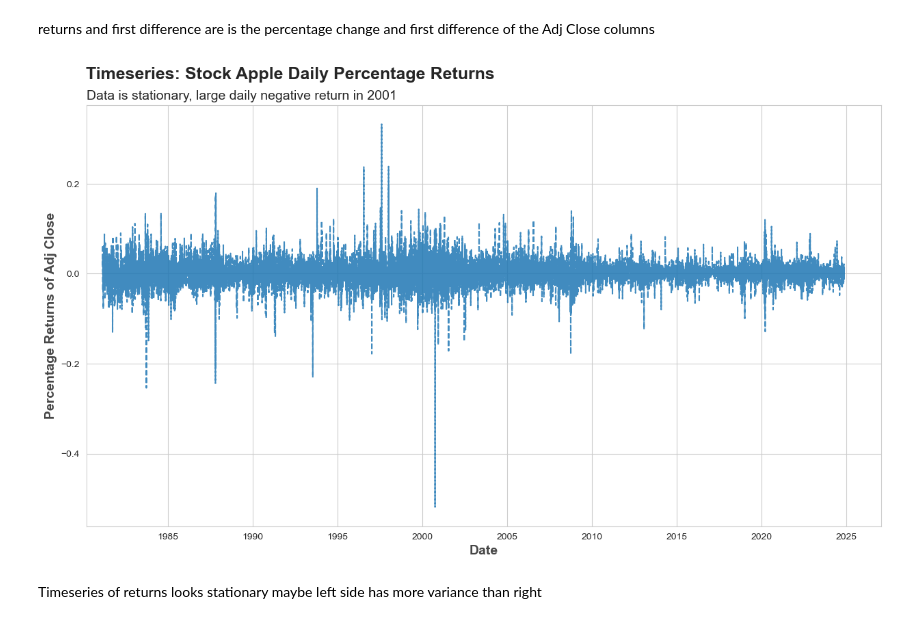
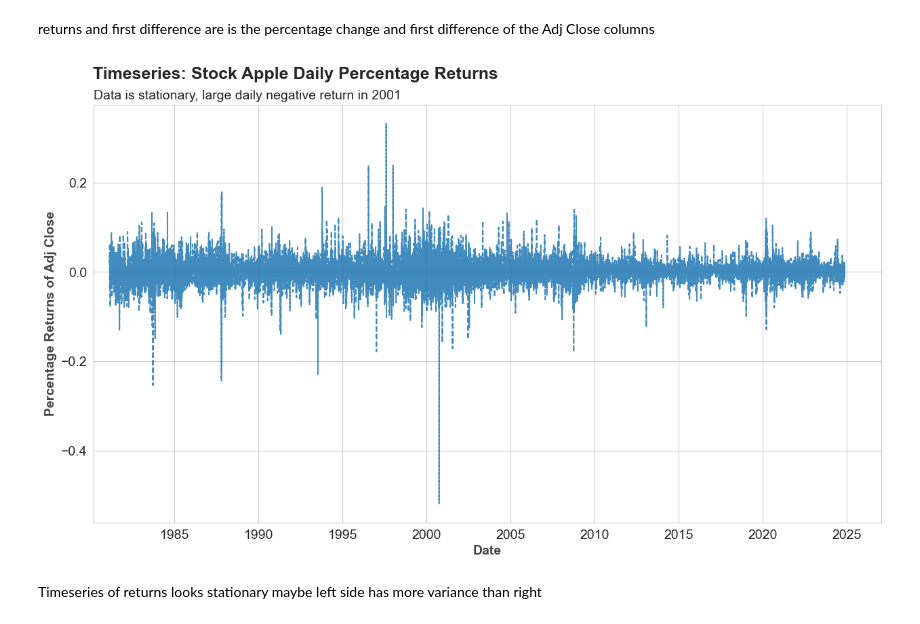
Before and after one commit to Lyndon-Fernandes/CS3AM_new, a Jupyter notebook: notebooks/01_arima_modeling.ipynb, the cells around one changed output. Drawn from its saved outputs; the diff is of its cells as text; code cells hidden in the pictures.

```diff
--- a/notebooks/01_arima_modeling.ipynb
+++ b/notebooks/01_arima_modeling.ipynb
@@ -225,20 +258,22 @@ returns and first difference are is the percentage change and first difference o
 # %%
 f, ax = plt.subplots()
 sns.lineplot(data=df, x='Date', y='Returns', linestyle='--', markers='o', ax=ax, alpha=0.85)
 
 
 ax.set_xlabel('Date', fontsize=14, alpha=0.85, fontweight='bold')
 ax.set_ylabel('Percentage Returns of Adj Close', fontsize=14, alpha=0.85, fontweight='bold')
 
 dx, dy = 0.3235, 0.95
 f.suptitle(t='Timeseries: Stock Apple Daily Percentage Returns', fontsize=18, x=dx, y=dy, fontweight='bold')
 ax.set_title(label='Data is stationary, large daily negative return in 2001', fontsize=14, loc='left')
 
 ax.set_xlim(df['Date'].min() + timedelta(days=-350))
+ax.tick_params(axis='both', which='major', labelsize=14)
 
 plt.show()
+f.savefig('../outputs/figures/Timeseries_daily_returns.png', dpi=300)
 # %% [output]
-[figure, old version]
+[figure, new version]
 # %% [markdown]
 Timeseries of returns looks stationary maybe left side has more variance than right
 # %%
```
Also changed, not shown: parts of 27 cells of this notebook, 7 other files.
